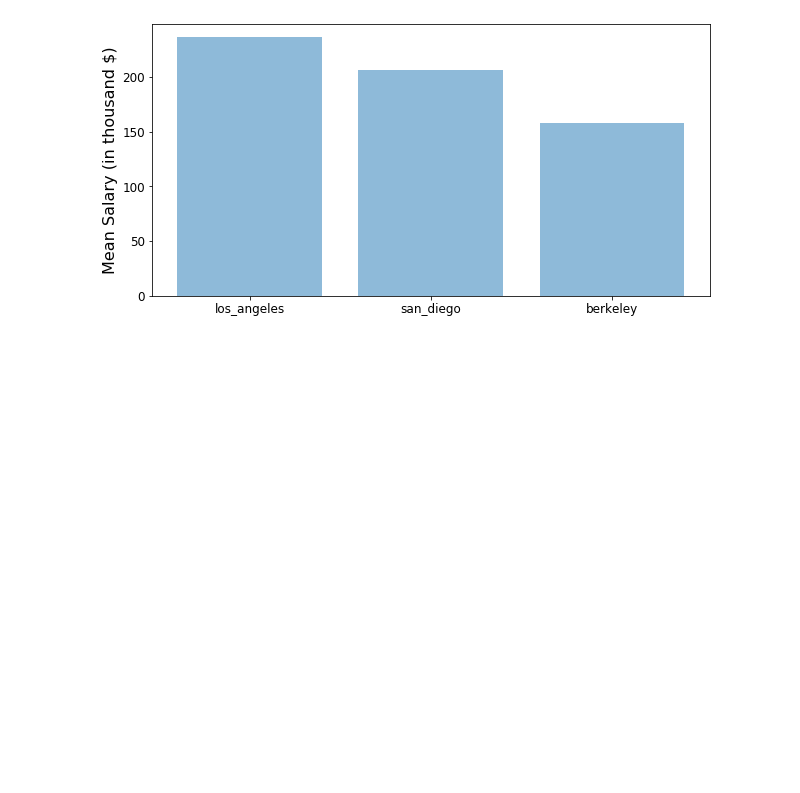
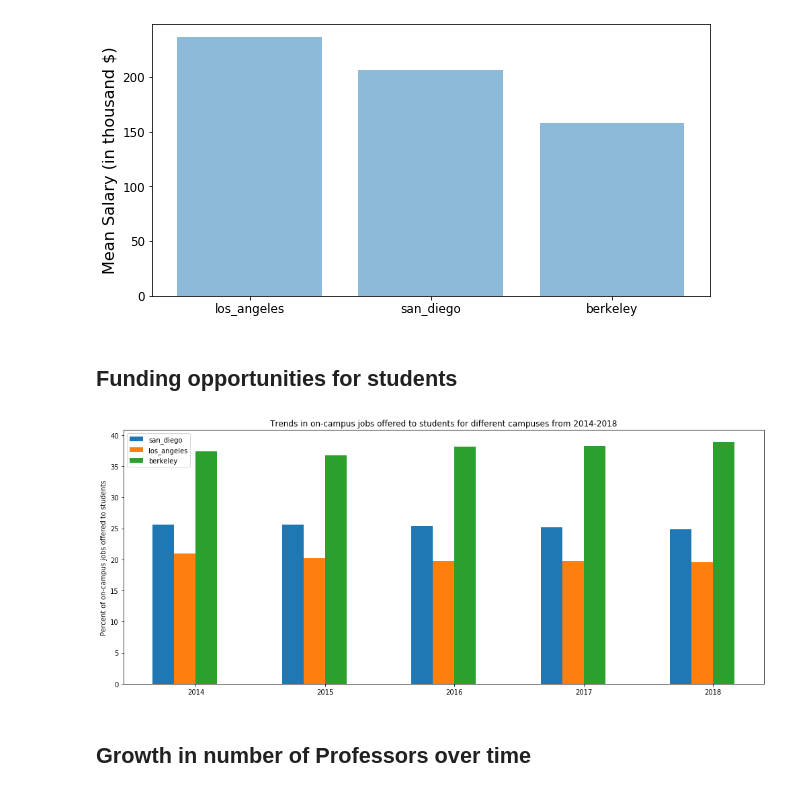
Before and after one commit to guptarohit994/ECE143_group25_project, a Jupyter notebook: statistical_analysis/Graphs.ipynb, the cells around one changed output. Cells and saved outputs as stored; diff of their text form; code cells hidden in the pictures; blank space fills up the shorter version.

Commit message:
Adding ucop students and prof graphs

```diff
--- a/statistical_analysis/Graphs.ipynb
+++ b/statistical_analysis/Graphs.ipynb
@@ -252,3 +253,20 @@ import barcharts as bar
 bar.create_mean_salary_barchart(['los_angeles', 'san_diego', 'berkeley'])
 # %% [output]
 [figure]
+# %% [markdown]
+## Funding opportunities for students
+# %%
+student_jobs_stats = ucop_yearwise_stud_prof.fill_dict_with_student_data()
+# %%
+labels = ['2014', '2015','2016','2017','2018']
+ucop_yearwise_stud_prof.grouped_bar_plot(student_jobs_stats['percent_student_jobs'],
+                labels,
+                (14,6),
+                figname='percent_student_jobs_trends_3_campuses',
+                title='Trends in on-campus jobs offered to students for different campuses from 2014-2018',
+                ylabel='Percent of on-campus jobs offered to students',
+                save=False)
+# %% [output]
+[figure, added]
+# %% [markdown]
+## Growth  in number of Professors over time
```
Also changed, not shown: parts of 3 cells of this notebook, 3 other files.
